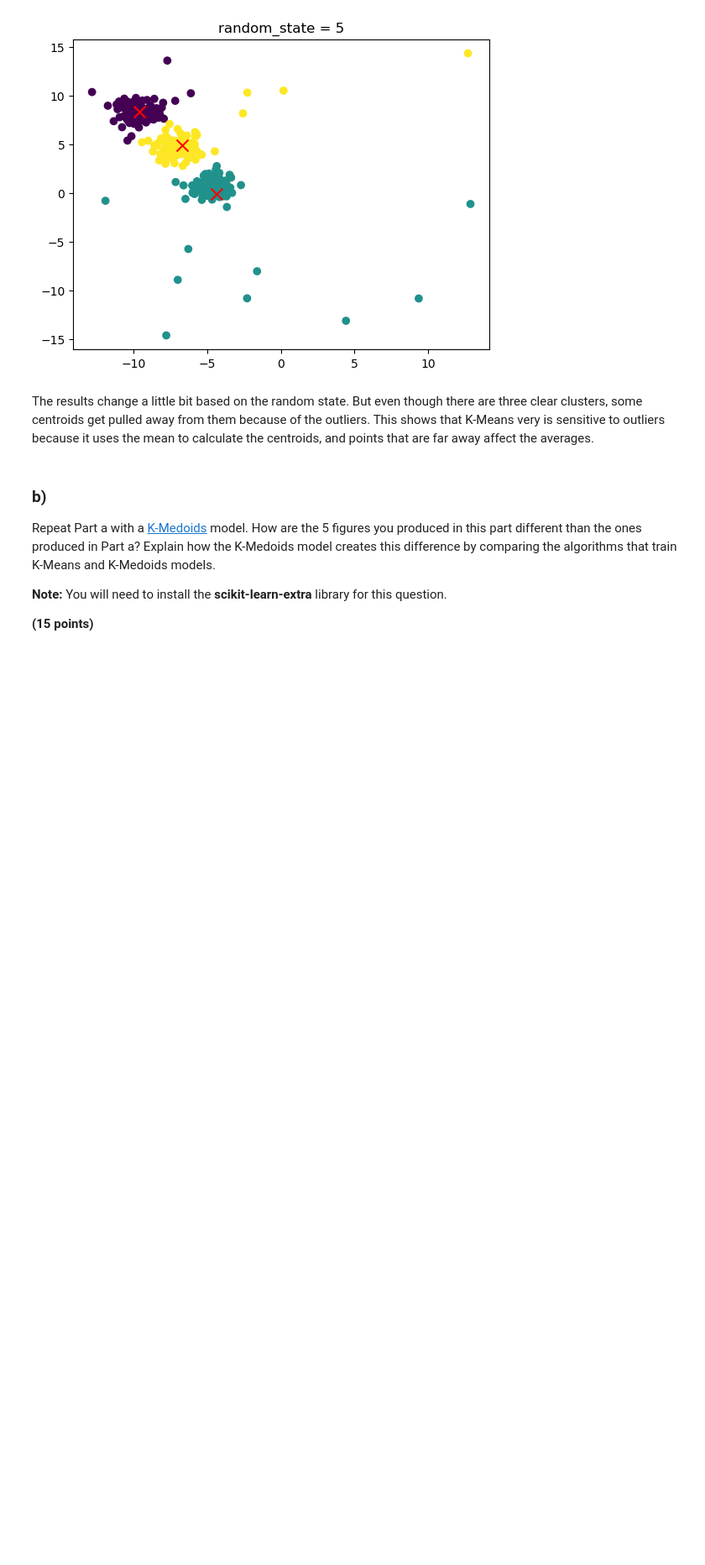
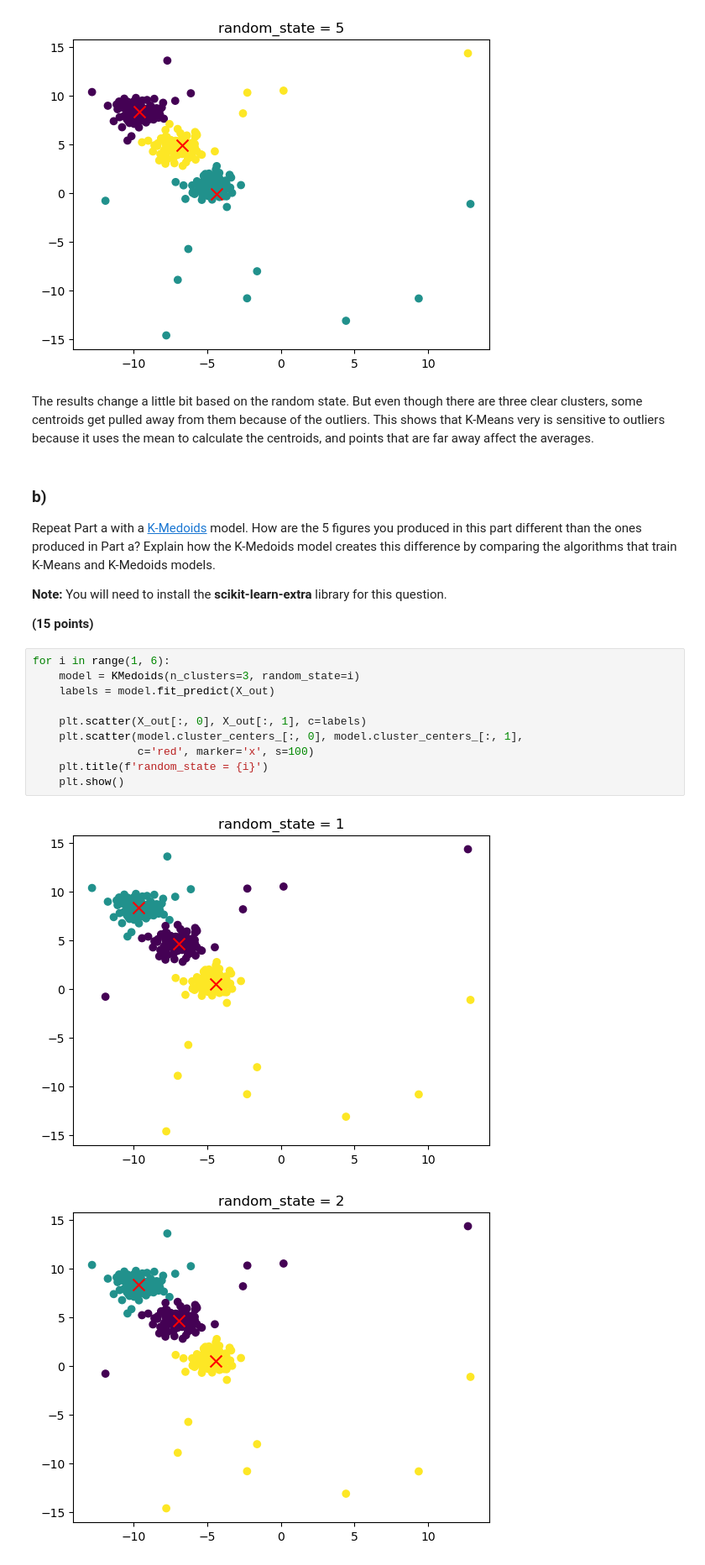
Before and after one commit to AdiRosenstock/STAT-362-Advanced-Machine-Learning, a Jupyter notebook: Exercises/Exercise_Set8/Exercise_Set8.ipynb, the cells around one changed output. Shown at 84% size. Saved outputs shown, nothing was run; the diff lists cells and outputs as text; blank space fills up the shorter version.

```diff
--- a/Exercises/Exercise_Set8/Exercise_Set8.ipynb
+++ b/Exercises/Exercise_Set8/Exercise_Set8.ipynb
@@ -233,3 +235,16 @@ Repeat Part a with a [K-Medoids](https://scikit-learn-extra.readthedocs.io/en/st
 **Note:** You will need to install the **scikit-learn-extra** library for this question.
 
 **(15 points)**
+# %%
+for i in range(1, 6):
+    model = KMedoids(n_clusters=3, random_state=i)
+    labels = model.fit_predict(X_out)
+
+    plt.scatter(X_out[:, 0], X_out[:, 1], c=labels)
+    plt.scatter(model.cluster_centers_[:, 0], model.cluster_centers_[:, 1],
+                c='red', marker='x', s=100)
+    plt.title(f'random_state = {i}')
+    plt.show()
+# %% [output]
+[figure, added]
+[figure, added]
```
Also changed, not shown: parts of 3 cells of this notebook, 3 other files.
